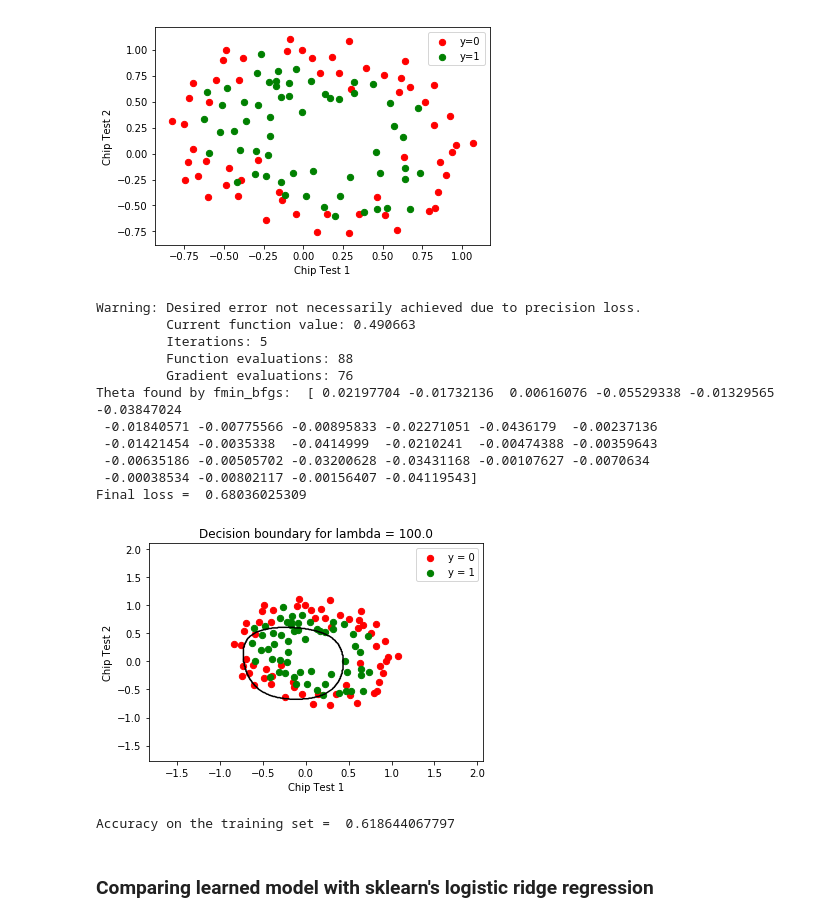
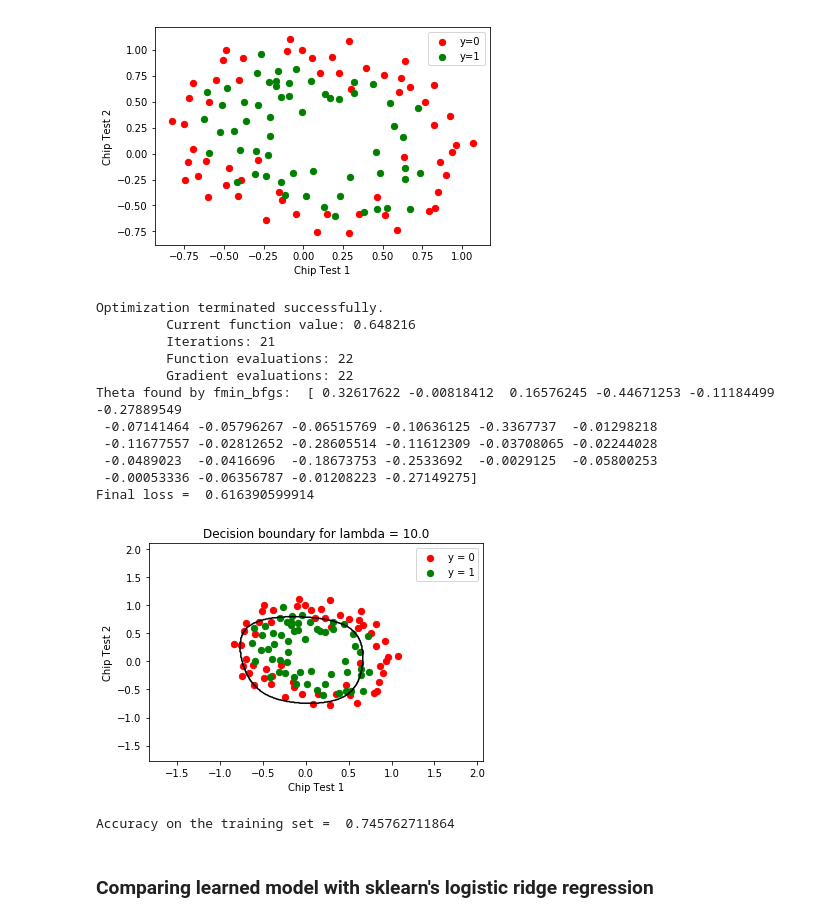
Before and after one commit to PootieT/stat_machine_learning_hw2, a Jupyter notebook: logreg/logreg_reg.ipynb, the cells around one changed output. Saved outputs shown, nothing was run; the diff lists cells and outputs as text; code cells hidden in the pictures.

```diff
--- a/logreg/logreg_reg.ipynb
+++ b/logreg/logreg_reg.ipynb
@@ -34,46 +34,46 @@ from sklearn.preprocessing import PolynomialFeatures
 
 p = 6
 poly = sklearn.preprocessing.PolynomialFeatures(degree=p,include_bias=False)
 X_poly = poly.fit_transform(X)
 
 # set up the data matrix (expanded basis functions) with the column of ones as intercept
 
 XX = np.vstack([np.ones((X_poly.shape[0],)),X_poly.T]).T
 
 # set up a regularized logistic regression model
 
 from logistic_regressor import RegLogisticRegressor
 
 reg_lr1 = RegLogisticRegressor()
 
 # run fmin on the loss function and gradient
 
-reg = 100.0
+reg = 10.0
 theta_opt = reg_lr1.train(XX,y,reg=reg,num_iters=1000,norm=False)
 
 # print the theta found and the final loss
 
 print 'Theta found by fmin_bfgs: ',theta_opt
 print "Final loss = ", reg_lr1.loss(theta_opt,XX,y,0.0)
 
 # plot the decision boundary
 
 plot_utils.plot_decision_boundary_poly(X,y,theta_opt,reg,p,'Chip Test 1', 'Chip Test 2',['y = 0','y = 1'])
 plt.show()
 #plt.savefig('fig4.pdf')
 # %% [output]
-Warning: Desired error not necessarily achieved due to precision loss.
-         Current function value: 0.490663
-         Iterations: 5
-         Function evaluations: 88
-         Gradient evaluations: 76
-Theta found by fmin_bfgs:  [ 0.02197704 -0.01732136  0.00616076 -0.05529338 -0.01329565 -0.03847024
- -0.01840571 -0.00775566 -0.00895833 -0.02271051 -0.0436179  -0.00237136
- -0.01421454 -0.0035338  -0.0414999  -0.0210241  -0.00474388 -0.00359643
- -0.00635186 -0.00505702 -0.03200628 -0.03431168 -0.00107627 -0.0070634
- -0.00038534 -0.00802117 -0.00156407 -0.04119543]
-Final loss =  0.68036025309
+Optimization terminated successfully.
+         Current function value: 0.648216
+         Iterations: 21
+         Function evaluations: 22
+         Gradient evaluations: 22
+Theta found by fmin_bfgs:  [ 0.32617622 -0.00818412  0.16576245 -0.44671253 -0.11184499 -0.27889549
+ -0.07141464 -0.05796267 -0.06515769 -0.10636125 -0.3367737  -0.01298218
+ -0.11677557 -0.02812652 -0.28605514 -0.11612309 -0.03708065 -0.02244028
+ -0.0489023  -0.0416696  -0.18673753 -0.2533692  -0.0029125  -0.05800253
+ -0.00053336 -0.06356787 -0.01208223 -0.27149275]
+Final loss =  0.616390599914
-[figure, old version]
+[figure, new version]
 # %%
 # compute accuracy on training set
 # implement the predict method in logistic_regressor.py
@@ -85,7 +85,7 @@ predy = reg_lr1.predict(XX)
 accuracy = np.sum([1 for i in range(len(y)) if y[i] == predy[i] ]) / float(len(y))
 print "Accuracy on the training set = ", accuracy
 # %% [output]
-Accuracy on the training set =  0.618644067797
+Accuracy on the training set =  0.745762711864
 # %% [markdown]
 ### Comparing learned model with sklearn's logistic ridge regression
 # %%
```
Also changed, not shown: parts of 2 cells of this notebook, 1 other file.
